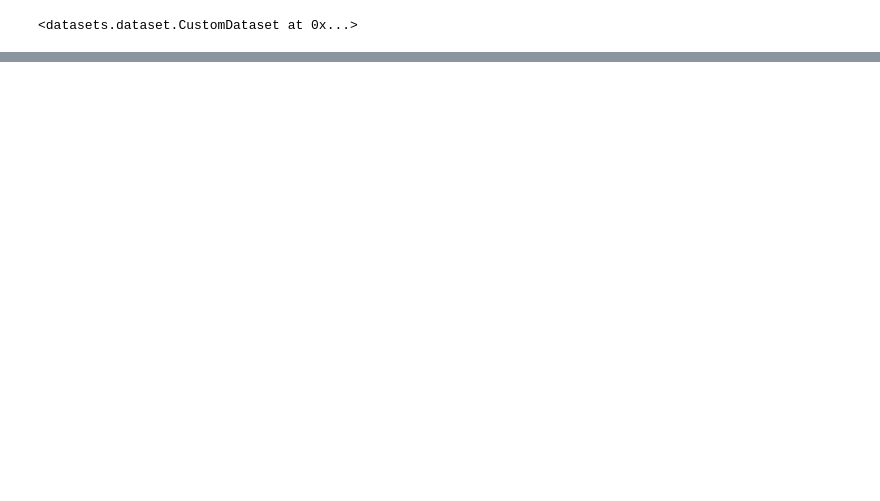
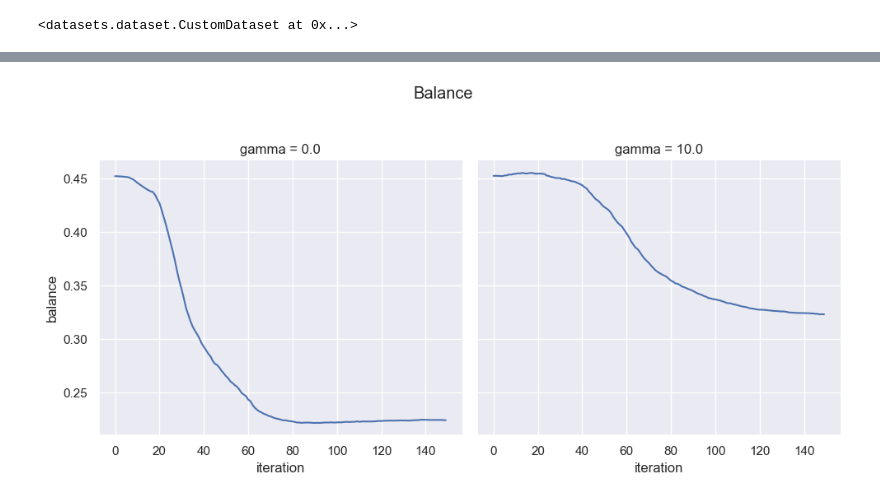
Before and after one commit to jovasque156/deepclustering, a Jupyter notebook: plots_tables.ipynb, the cells around one changed output, grey strips where cells are left out. Saved outputs shown, nothing was run; the diff lists cells and outputs as text; code cells hidden in the pictures; blank space fills up the shorter version.

```diff
--- a/plots_tables.ipynb
+++ b/plots_tables.ipynb
@@ -66,3 +70,10 @@ for d in datasets:
+# %%
+rel = sns.relplot(data=results_last, x='iteration', y='balance', col='gamma', kind='line')
+rel.fig.subplots_adjust(top=.8)
+rel.fig.suptitle('Balance')
+plt.show()
+# %% [output]
+[figure, added]
 # %%
 rel = sns.relplot(data=results_last, x='gamma', y='loss', col='datasets', kind='line')
 rel.fig.subplots_adjust(top=.8)
```
Also changed, not shown: parts of 10 cells of this notebook, 11 other files.
